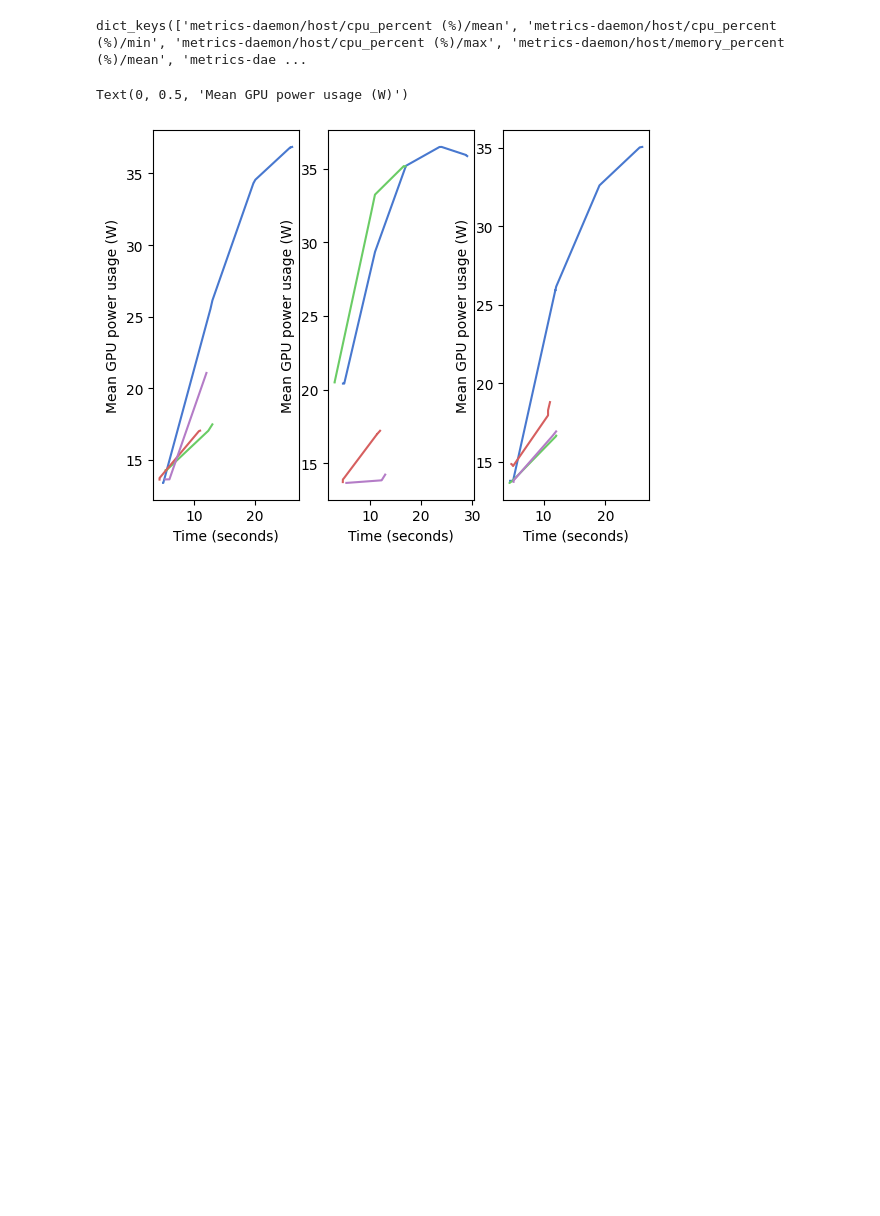
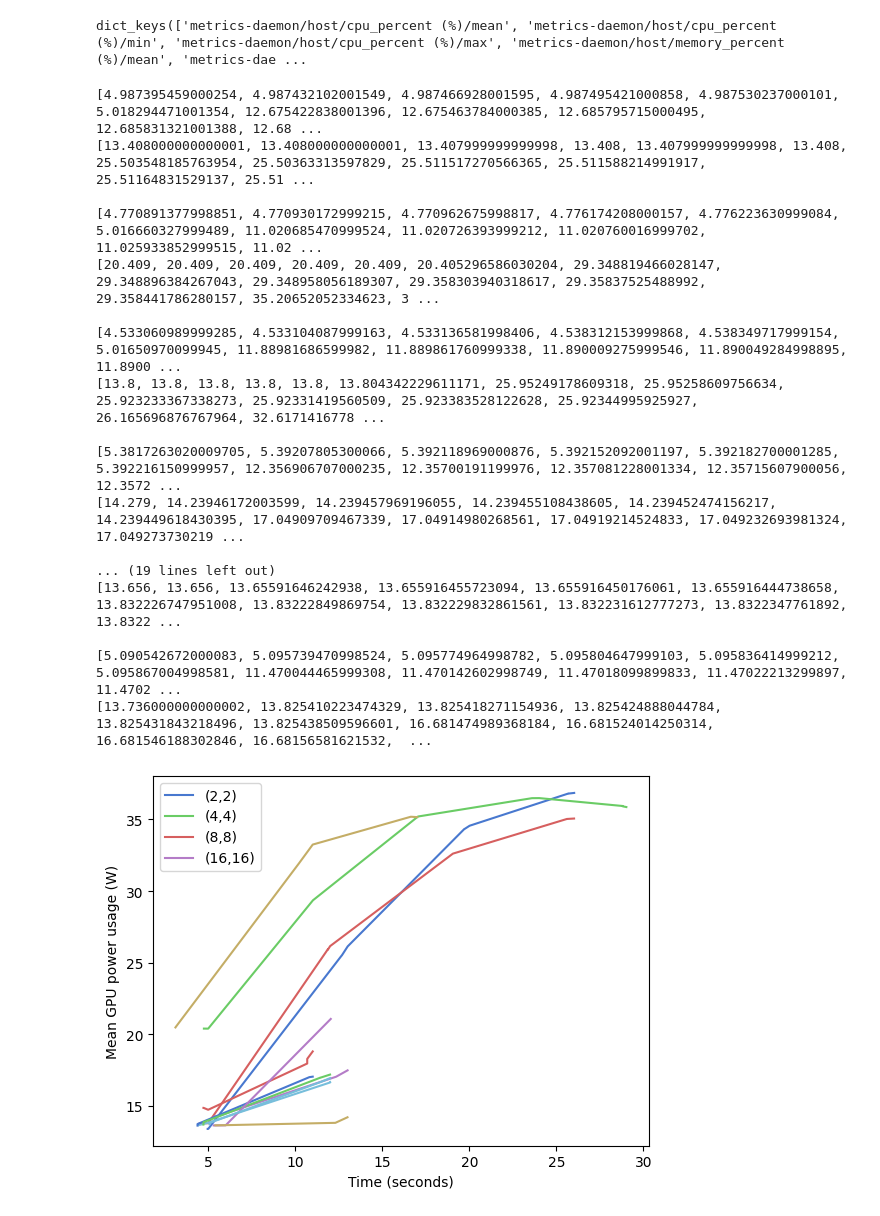
Before and after one commit to Paroxysmisch/path-tracer, a Jupyter notebook: evaluation/evaluation.ipynb, the cells around one changed output. Cells and saved outputs as stored; diff of their text form; code cells hidden in the pictures; blank space fills up the shorter version.

Commit message:
Generated data for space scene

```diff
--- a/evaluation/evaluation.ipynb
+++ b/evaluation/evaluation.ipynb
@@ -253,29 +253,53 @@ for f in tiling_filenames:
 # %% [output]
 dict_keys(['metrics-daemon/host/cpu_percent (%)/mean', 'metrics-daemon/host/cpu_percent (%)/min', 'metrics-daemon/host/cpu_percent (%)/max', 'metrics-daemon/host/memory_percent (%)/mean', 'metrics-dae ...
 # %%
-tiling_filenames = ['log_0_128_off_2_0', 'log_0_128_off_4_0', 'log_0_128_off_8_0', 'log_0_128_off_16_0']
+tiling_filenames = ['log_0_128_off_2_0', 'log_0_128_off_2_1', 'log_0_128_off_2_2',
+                    'log_0_128_off_4_0', 'log_0_128_off_4_1', 'log_0_128_off_4_2',
+                    'log_0_128_off_8_0', 'log_0_128_off_8_1', 'log_0_128_off_8_2',
+                    'log_0_128_off_16_0', 'log_0_128_off_16_1', 'log_0_128_off_16_2']
 
 fig, ax = plt.subplots()
 
 for f in tiling_filenames:
     timestamps = []
     related_data = []
 
     dataset = None
 
     with open(f, 'rb') as pickle_file:
         dataset = pickle.load(pickle_file)
     for timestep in range(len(dataset)):
         timestamps.append(dataset[timestep]['metrics-daemon/duration (s)'])
         related_data.append(dataset[timestep]['metrics-daemon/cuda:0 (gpu:0)/power_usage (W)/mean'])
 
+    print(timestamps)
+    print(related_data)
+    print()
+
     ax.plot(timestamps, related_data)
 
 ax.legend(['(2,2)', '(4,4)', '(8,8)', '(16,16)'])
 ax.set_xlabel('Time (seconds)')
 ax.set_ylabel('Mean GPU power usage (W)')
 
-plt.savefig('power.pgf')
+# plt.savefig('power.pgf')
+plt.show()
 # %% [output]
-Text(0, 0.5, 'Mean GPU power usage (W)')
+[4.987395459000254, 4.987432102001549, 4.987466928001595, 4.987495421000858, 4.987530237000101, 5.018294471001354, 12.675422838001396, 12.675463784000385, 12.685795715000495, 12.685831321001388, 12.68 ...
+[13.408000000000001, 13.408000000000001, 13.407999999999998, 13.408, 13.407999999999998, 13.408, 25.503548185763954, 25.50363313597829, 25.511517270566365, 25.511588214991917, 25.51164831529137, 25.51 ...
+
+[4.770891377998851, 4.770930172999215, 4.770962675998817, 4.776174208000157, 4.776223630999084, 5.016660327999489, 11.020685470999524, 11.020726393999212, 11.020760016999702, 11.025933852999515, 11.02 ...
+[20.409, 20.409, 20.409, 20.409, 20.409, 20.405296586030204, 29.348819466028147, 29.348896384267043, 29.348958056189307, 29.358303940318617, 29.35837525488992, 29.358441786280157, 35.20652052334623, 3 ...
+
+[4.533060989999285, 4.533104087999163, 4.533136581998406, 4.538312153999868, 4.538349717999154, 5.01650970099945, 11.88981686599982, 11.889861760999338, 11.890009275999546, 11.890049284998895, 11.8900 ...
+[13.8, 13.8, 13.8, 13.8, 13.8, 13.804342229611171, 25.95249178609318, 25.95258609756634, 25.923233367338273, 25.92331419560509, 25.923383528122628, 25.92344995925927, 26.165696876767964, 32.6171416778 ...
+
+[5.3817263020009705, 5.39207805300066, 5.392118969000876, 5.392152092001197, 5.392182700001285, 5.392216150999957, 12.356906707000235, 12.35700191199976, 12.357081228001334, 12.35715607900056, 12.3572 ...
+[14.279, 14.23946172003599, 14.239457969196055, 14.239455108438605, 14.239452474156217, 14.239449618430395, 17.04909709467339, 17.04914980268561, 17.04919214524833, 17.049232693981324, 17.049273730219 ...
+
+... (19 lines left out)
+[13.656, 13.656, 13.65591646242938, 13.655916455723094, 13.655916450176061, 13.655916444738658, 13.832226747951008, 13.83222849869754, 13.832229832861561, 13.832231612777273, 13.8322347761892, 13.8322 ...
+
+[5.090542672000083, 5.095739470998524, 5.095774964998782, 5.095804647999103, 5.095836414999212, 5.095867004998581, 11.470044465999308, 11.470142602998749, 11.47018099899833, 11.47022213299897, 11.4702 ...
+[13.736000000000002, 13.825410223474329, 13.825418271154936, 13.825424888044784, 13.825431843218496, 13.825438509596601, 16.681474989368184, 16.681524014250314, 16.681546188302846, 16.68156581621532,  ...
-[figure, old version]
+[figure, new version]
```
Also changed, not shown: parts of 1 cell of this notebook, 19 other files.
